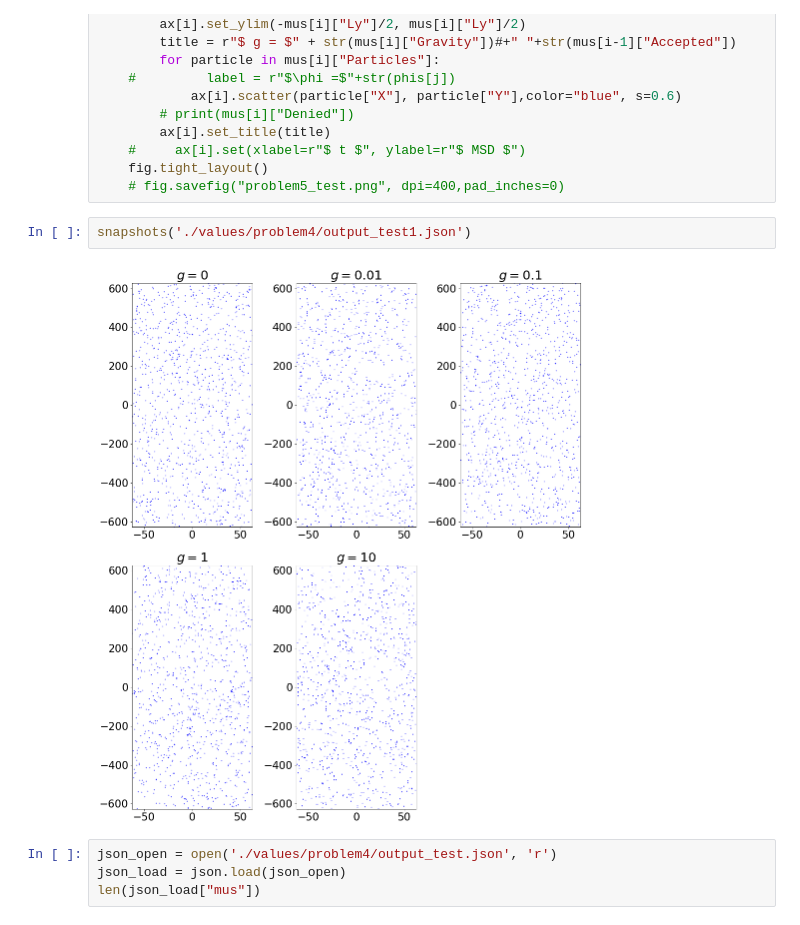
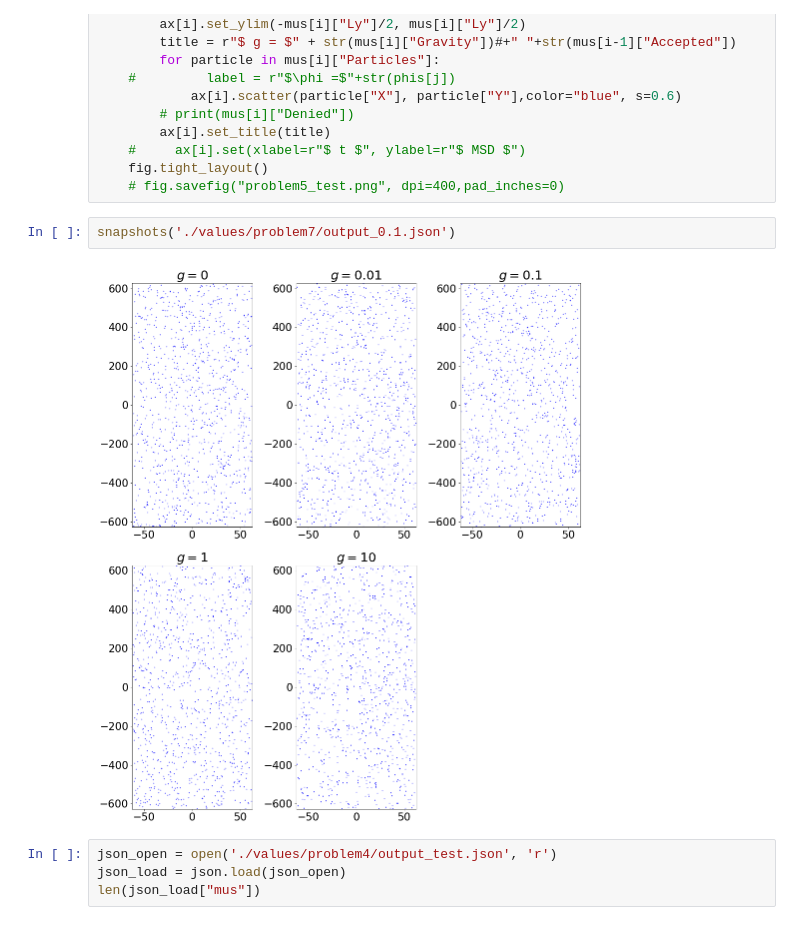
Before and after one commit to hikata101/monte-carlo-simulations-of-hard-disk, a Jupyter notebook: monte_carlo_simulations.ipynb, the cells around one changed output. Saved outputs shown, nothing was run; the diff lists cells and outputs as text.

Commit message:
fix: problem7

```diff
--- a/monte_carlo_simulations.ipynb
+++ b/monte_carlo_simulations.ipynb
@@ -743,9 +743,9 @@ def snapshots(filename):
     fig.tight_layout()
     # fig.savefig("problem5_test.png", dpi=400,pad_inches=0)
 # %%
-snapshots('./values/problem4/output_test1.json')
+snapshots('./values/problem7/output_0.1.json')
 # %% [output]
-[figure, old version]
+[figure, new version]
 # %%
 json_open = open('./values/problem4/output_test.json', 'r')
 json_load = json.load(json_open)
```
Also changed, not shown: 2 other files.
